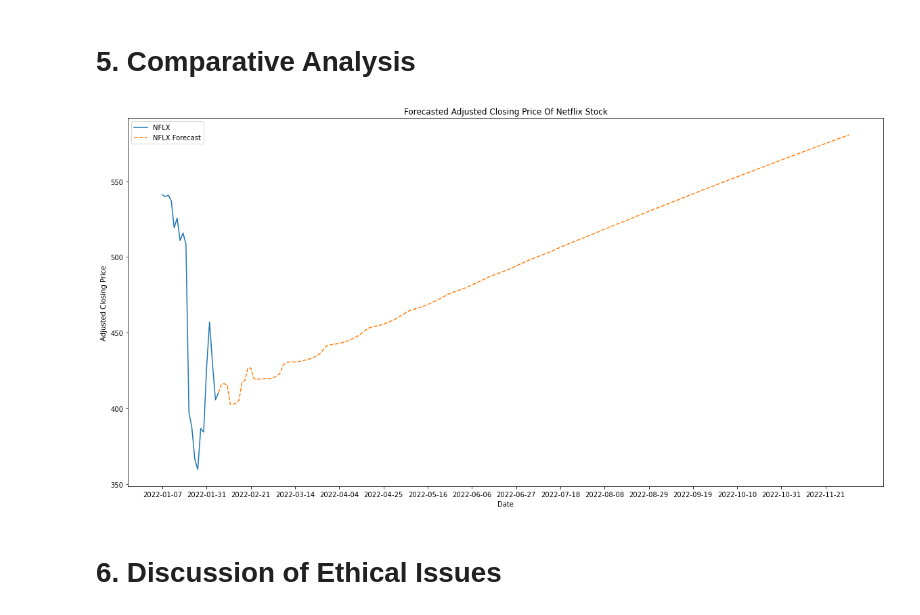
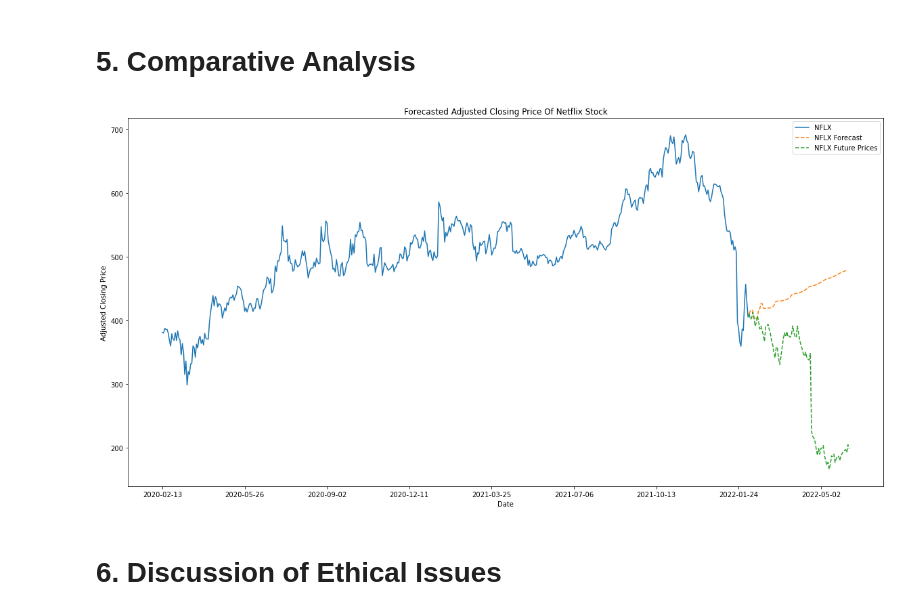
Before and after one commit to Ravi-Raghavan/ECE_443_Term_Project, a Jupyter notebook: NetflixStockPrices.ipynb, the cells around one changed output. Cells and saved outputs as stored; diff of their text form; code cells hidden in the pictures.

```diff
--- a/NetflixStockPrices.ipynb
+++ b/NetflixStockPrices.ipynb
@@ -149,44 +149,48 @@ model1 = LinearRegression().fit(X_train, Y_train)
 # %% [markdown]
 # **5. Comparative Analysis**
 # %%
+future_stock_prices = pd.read_csv("NFLX_Future.csv")
+future_stock_prices.set_index("Date", inplace = True)
+future_stock_prices = future_stock_prices.loc[netflix_stock_prices.index[-1]: ]
 N, P = X_test.shape
 prediction = model1.predict(X_test)
 error = sum([((actual_label - predicted_label) / actual_label) ** 2 for predicted_label, actual_label in zip(prediction, Y_test)]) / N
 
 data_size = netflix_stock_prices.shape
-num_rows = 214
+num_rows = len(future_stock_prices)
 previous_two_weeks = Y[-14: ]
 feature_array = np.zeros((1, 4))
 forecasts = np.zeros((num_rows + 1, 1))
 
 for day in range(num_rows):
     feature_array[0][0] = np.mean(previous_two_weeks)
     feature_array[0][1] = np.std(previous_two_weeks)
     feature_array[0][2] = np.amax(previous_two_weeks)
     feature_array[0][3] = np.amin(previous_two_weeks)
 
     feature_array = datascaler.transform(feature_array)
     forecasts[day + 1] = model1.predict(feature_array)
     previous_two_weeks = previous_two_weeks[1: ]
     previous_two_weeks = np.concatenate((previous_two_weeks, np.array([forecasts[day + 1]])), axis = 0)
 
-adjusted_closing_prices = netflix_stock_prices[['Adj Close']].tail(20)
+adjusted_closing_prices = netflix_stock_prices[['Adj Close']].tail(500)
 forecasts[0] = np.array([Y[-1]])
 future_stock_predictions = pd.DataFrame({"Forecasts": forecasts.flatten()}, index=pd.date_range(start= netflix_stock_prices.index[-1], periods=len(forecasts), freq="B", inclusive = "both").format(formatter=lambda x: x.strftime('%Y-%m-%d')))
 
 plt.rcParams["figure.figsize"] = (20,10)
 fig, ax = plt.subplots()
 ax.set_title("Forecasted Adjusted Closing Price Of Netflix Stock")
 ax.set_xlabel("Date")
 ax.set_ylabel("Adjusted Closing Price")
 
 ax.plot(adjusted_closing_prices['Adj Close'], label = "NFLX")
 ax.plot(future_stock_predictions["Forecasts"], linestyle='dashed', label = "NFLX Forecast")
-ax.xaxis.set_major_locator(mticker.IndexLocator( base = 15, offset = 0))
+ax.plot(future_stock_prices['Adj Close'], linestyle='dashed', label = "NFLX Future Prices")
+ax.xaxis.set_major_locator(mticker.IndexLocator( base = 70, offset = 0))
 ax.legend()
 
 plt.show()
 # %% [output]
-[figure, old version]
+[figure, new version]
 # %% [markdown]
 # **6. Discussion of Ethical Issues**
```
Also changed, not shown: parts of 2 cells of this notebook, 1 other file.
